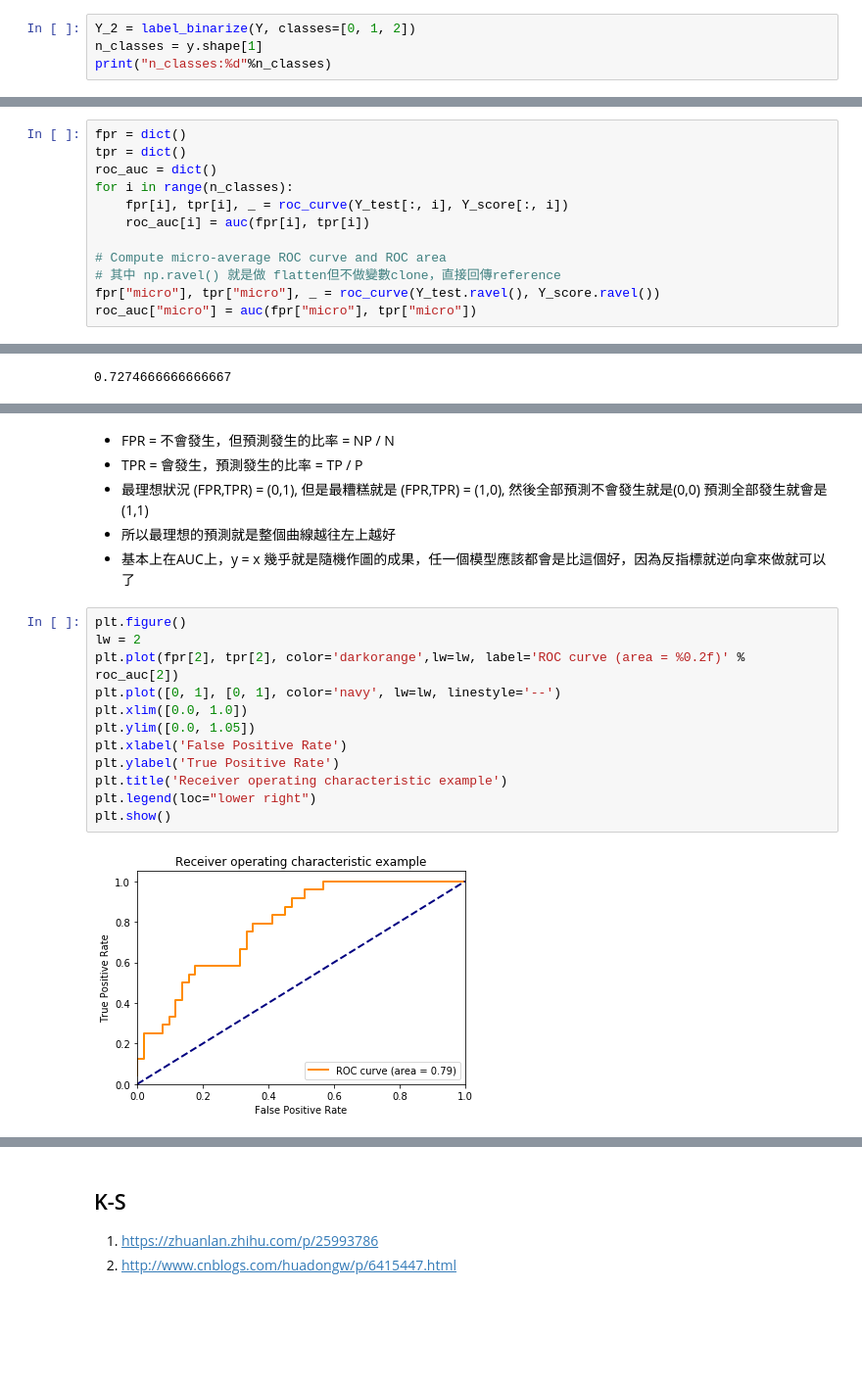
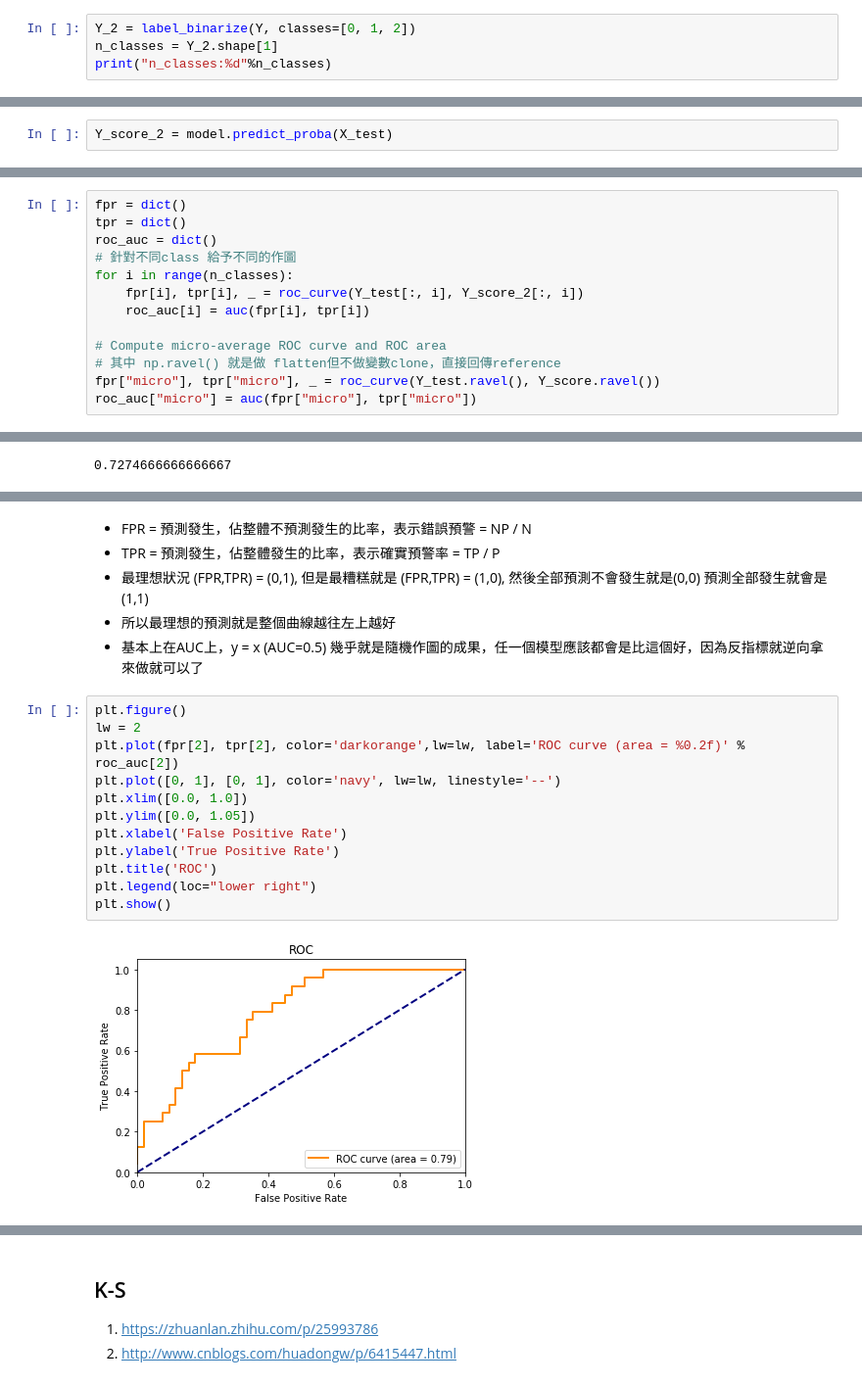
Before and after one commit to ntuaha/Esun_Tutor, a Jupyter notebook: dp/模型驗證標準化作業.ipynb, the cells around one changed output, grey strips where cells are left out. Shown: that part at 98% size. Cells and saved outputs as stored; diff of their text form; blank space fills up the shorter version.

```diff
--- a/dp/模型驗證標準化作業.ipynb
+++ b/dp/模型驗證標準化作業.ipynb
@@ -30,7 +32,7 @@ Y = iris.target
 將Y轉乘one-hot vector
 # %%
 Y_2 = label_binarize(Y, classes=[0, 1, 2])
-n_classes = y.shape[1]
+n_classes = Y_2.shape[1]
 print("n_classes:%d"%n_classes)
 # %% [output]
 n_classes:3
@@ -68,3 +67,5 @@ model = classifier.fit(X_train, Y_train)
 取得score
 # %%
 Y_score = model.decision_function(X_test)
+# %%
+Y_score_2 = model.predict_proba(X_test)
@@ -74,8 +105,9 @@ Y_score = model.decision_function(X_test)
 fpr = dict()
 tpr = dict()
 roc_auc = dict()
+# 針對不同class 給予不同的作圖
 for i in range(n_classes):
-    fpr[i], tpr[i], _ = roc_curve(Y_test[:, i], Y_score[:, i])
+    fpr[i], tpr[i], _ = roc_curve(Y_test[:, i], Y_score_2[:, i])
     roc_auc[i] = auc(fpr[i], tpr[i])
 
 # Compute micro-average ROC curve and ROC area
@@ -118,20 +144,20 @@ roc_auc["micro"]
 # %% [markdown]
-- FPR = 不會發生，但預測發生的比率 = NP / N
-- TPR = 會發生，預測發生的比率 = TP / P
+- FPR = 預測發生，佔整體不預測發生的比率，表示錯誤預警 = NP / N
+- TPR = 預測發生，佔整體發生的比率，表示確實預警率 = TP / P
 - 最理想狀況 (FPR,TPR) = (0,1), 但是最糟糕就是 (FPR,TPR) = (1,0), 然後全部預測不會發生就是(0,0) 預測全部發生就會是(1,1)
 - 所以最理想的預測就是整個曲線越往左上越好
-- 基本上在AUC上，y = x 幾乎就是隨機作圖的成果，任一個模型應該都會是比這個好，因為反指標就逆向拿來做就可以了
+- 基本上在AUC上，y = x (AUC=0.5) 幾乎就是隨機作圖的成果，任一個模型應該都會是比這個好，因為反指標就逆向拿來做就可以了
 # %%
 plt.figure()
 lw = 2
 plt.plot(fpr[2], tpr[2], color='darkorange',lw=lw, label='ROC curve (area = %0.2f)' % roc_auc[2])
 plt.plot([0, 1], [0, 1], color='navy', lw=lw, linestyle='--')
 plt.xlim([0.0, 1.0])
 plt.ylim([0.0, 1.05])
 plt.xlabel('False Positive Rate')
 plt.ylabel('True Positive Rate')
-plt.title('Receiver operating characteristic example')
+plt.title('ROC')
 plt.legend(loc="lower right")
 plt.show()
 # %% [output]
-[figure, old version]
+[figure, new version]
```
Also changed, not shown: parts of 41 cells of this notebook.
